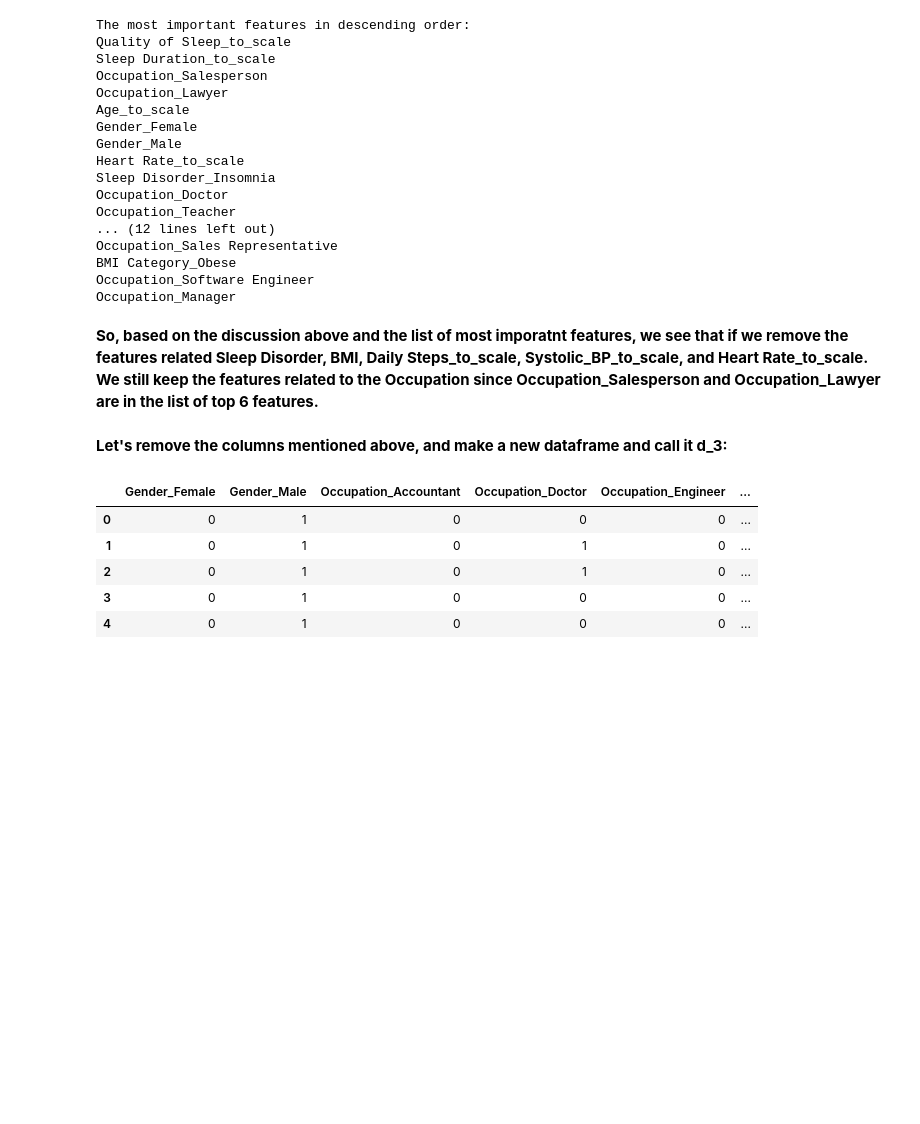
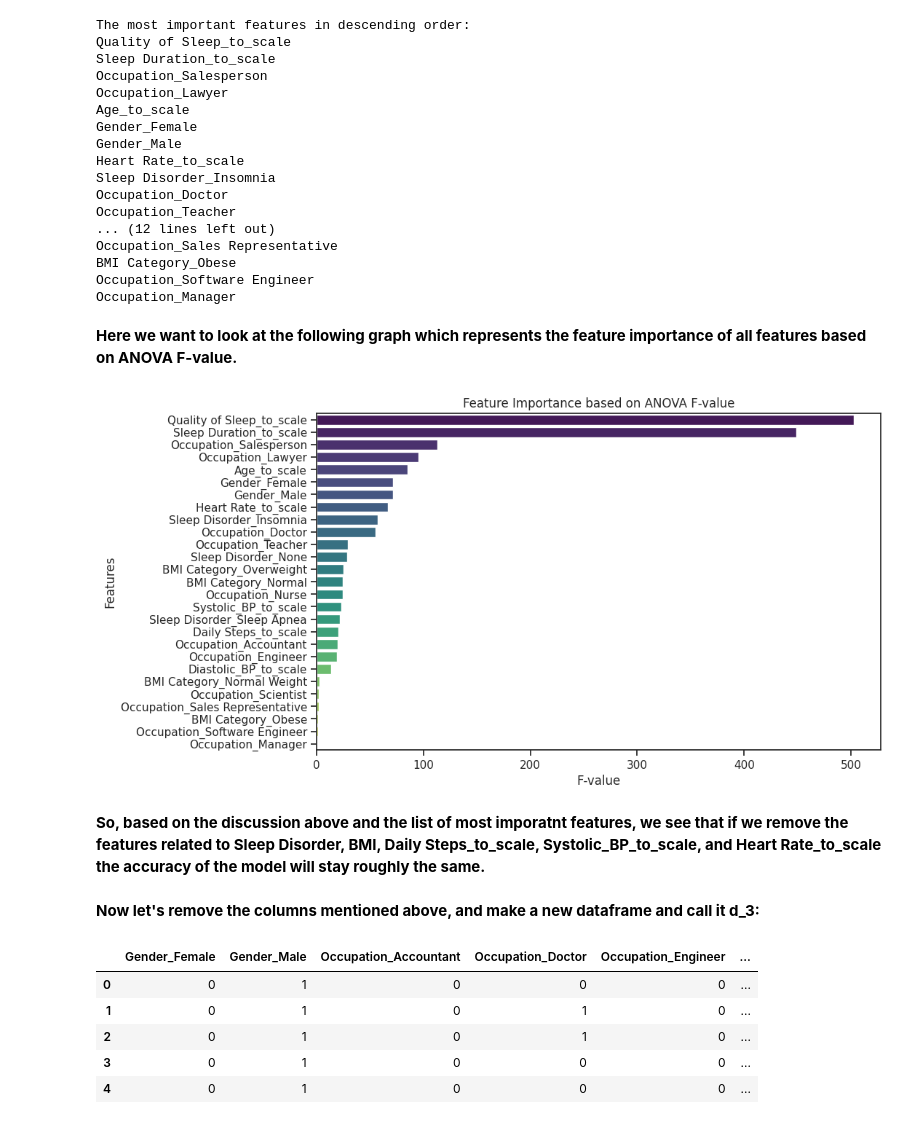
Before and after one commit to shahriar-math1364/data-science-, a Jupyter notebook: Project2/Classification_project.ipynb, the cells around one changed output. Drawn from its saved outputs; the diff is of its cells as text; code cells hidden in the pictures; blank space fills up the shorter version.

```diff
--- a/Project2/Classification_project.ipynb
+++ b/Project2/Classification_project.ipynb
@@ -419,11 +419,30 @@ Occupation_Sales Representative
 BMI Category_Obese
 Occupation_Software Engineer
 Occupation_Manager
+# %% [markdown]
+**Here we want to look at the following graph which represents the feature importance of all features based on ANOVA F-value.**
+# %%
+k=27
+from sklearn.feature_selection import SelectKBest, f_classif
+selector = SelectKBest(score_func=f_classif, k=k)
+selector.fit(X, y)
+
+feature_scores = selector.scores_
+selected_feature_names = X.columns[selector.get_support(indices=True)]
+sorted_indices = np.argsort(feature_scores)[::-1]
+
+plt.figure(figsize=(10, 6))
+sns.barplot(x=feature_scores[sorted_indices], y=selected_feature_names[sorted_indices], palette='viridis')
+plt.title("Feature Importance based on ANOVA F-value")
+plt.xlabel("F-value")
+plt.ylabel("Features")
+plt.show()
+# %% [output]
+[figure, added]
 # %% [markdown]
-**So, based on the discussion above and the list of most imporatnt features, we see that if we remove the features related Sleep Disorder, BMI, Daily Steps_to_scale, Systolic_BP_to_scale, and Heart Rate_to_scale. We still keep the features related to the Occupation since Occupation_Salesperson and
-Occupation_Lawyer are in the list of top 6 features.**
+**So, based on the discussion above and the list of most imporatnt features, we see that if we remove the features related to Sleep Disorder, BMI, Daily Steps_to_scale, Systolic_BP_to_scale, and Heart Rate_to_scale the accuracy of the model will stay roughly the same.**
 # %% [markdown]
-**Let's remove the columns mentioned above, and make a new dataframe and call it d_3:**
+**Now let's remove the columns mentioned above, and make a new dataframe and call it d_3:**
 # %%
 d_3=d_2.drop(['Heart Rate_to_scale', 'Sleep Disorder_Insomnia','Sleep Disorder_None','BMI Category_Overweight', 'BMI Category_Normal','Systolic_BP_to_scale','Sleep Disorder_Sleep Apnea','Daily Steps_to_scale','Diastolic_BP_to_scale','BMI Category_Normal Weight','BMI Category_Obese'], axis=1)
 # %%
```
Also changed, not shown: parts of 11 cells of this notebook.
